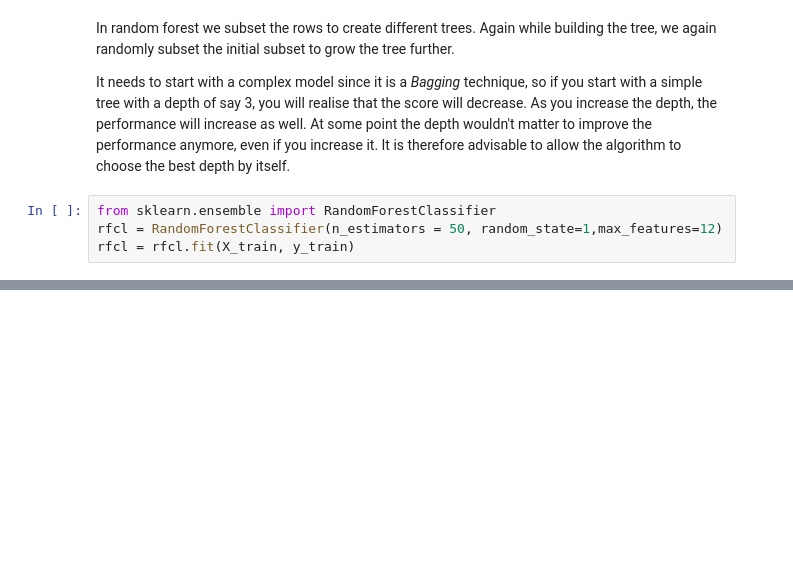
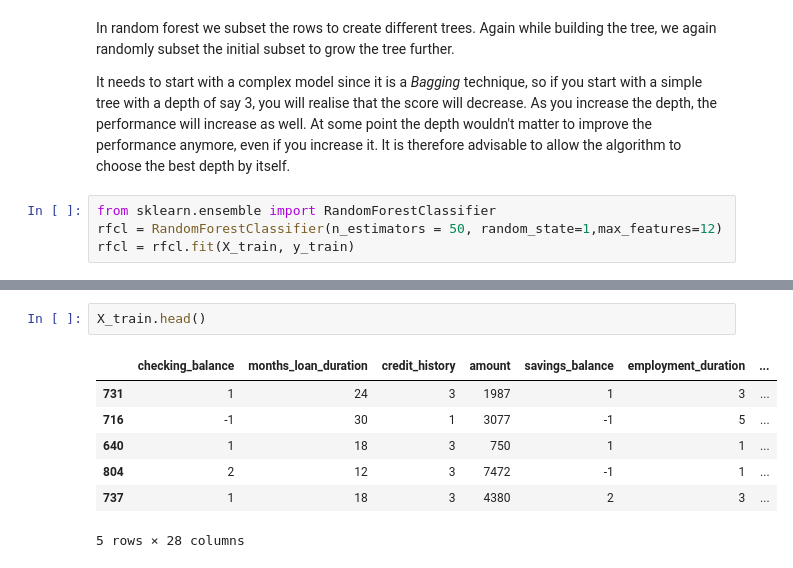
Before and after one commit to mmfara/Data-Science-ML-Projects, a Jupyter notebook: Ensemble Models.ipynb, the cells around one changed output, grey strips where cells are left out. Drawn from its saved outputs; the diff is of its cells as text; blank space fills up the shorter version.

```diff
--- a/Ensemble Models.ipynb
+++ b/Ensemble Models.ipynb
@@ -451,0 +441,10 @@ sns.heatmap(df_cm, annot=True ,fmt='g')
+# %%
+X_train.head()
+# %% [output]
+|  | checking_balance | months_loan_duration | credit_history | amount | savings_balance | employment_duration | ... |
+| 731 | 1 | 24 | 3 | 1987 | 1 | 3 | ... |
+| 716 | -1 | 30 | 1 | 3077 | -1 | 5 | ... |
+| 640 | 1 | 18 | 3 | 750 | 1 | 1 | ... |
+| 804 | 2 | 12 | 3 | 7472 | -1 | 1 | ... |
+| 737 | 1 | 18 | 3 | 4380 | 2 | 3 | ... |
+5 rows × 28 columns
```
Also changed, not shown: parts of 26 cells of this notebook.
